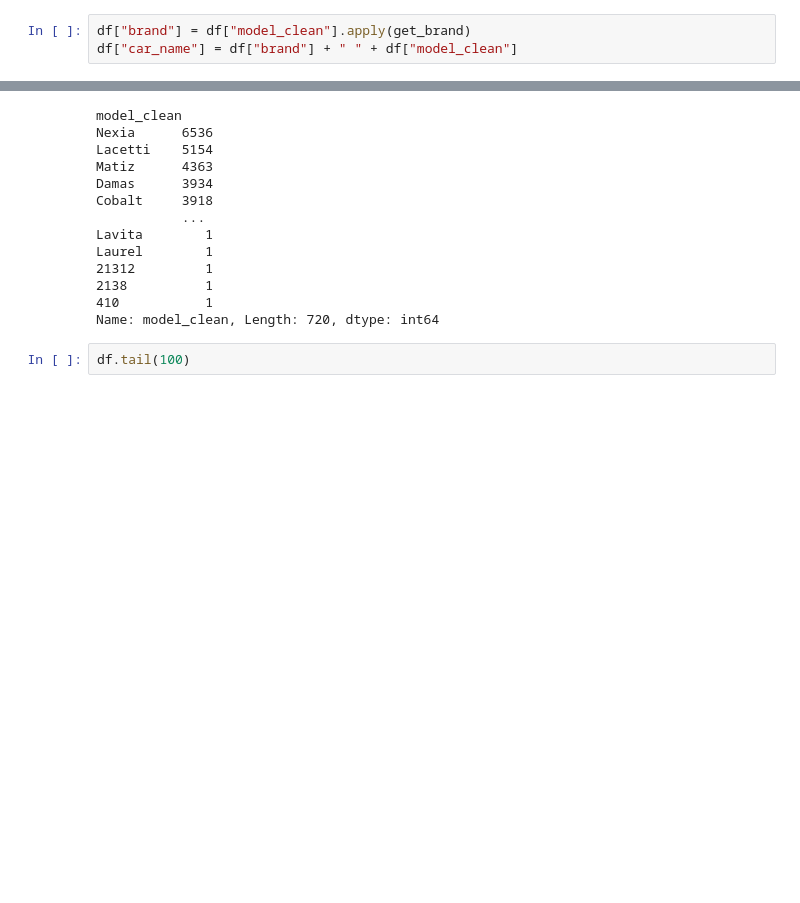
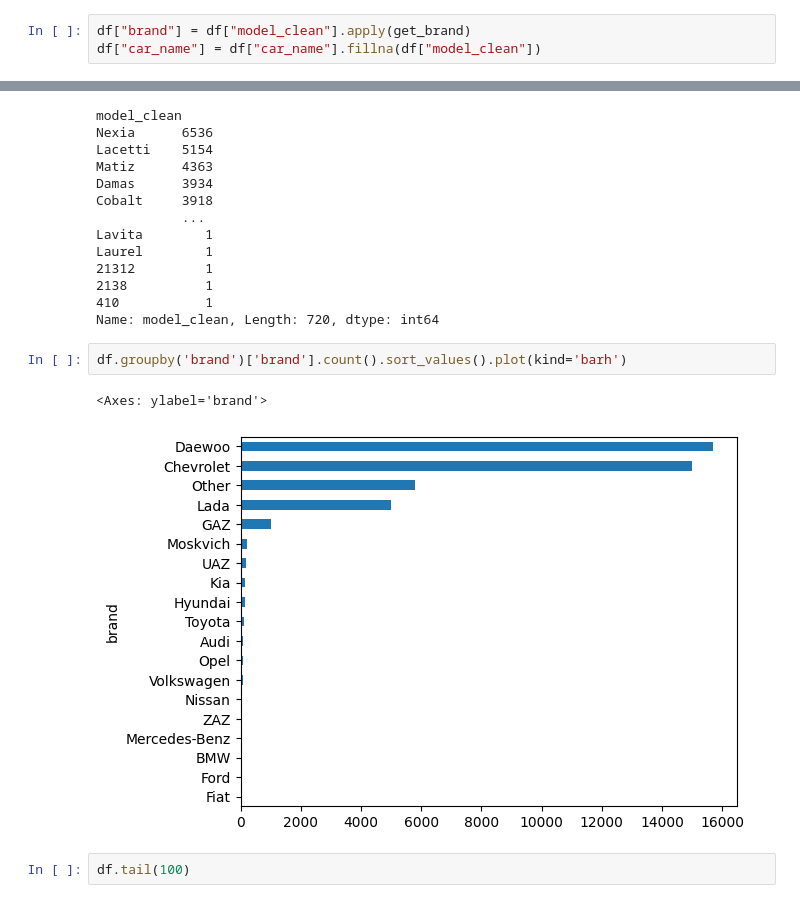
Before and after one commit to Javoh20111/Uzbekistan-car-analysis, a Jupyter notebook: notebooks/sample.ipynb, the cells around one changed output, grey strips where cells are left out. Drawn from its saved outputs; the diff is of its cells as text; blank space fills up the shorter version.

```diff
--- a/notebooks/sample.ipynb
+++ b/notebooks/sample.ipynb
@@ -221,5 +459,5 @@ def get_brand(model):
     return "Other"
 # %%
 df["brand"] = df["model_clean"].apply(get_brand)
-df["car_name"] = df["brand"] + " " + df["model_clean"]
+df["car_name"] = df["car_name"].fillna(df["model_clean"])
 # %% [markdown]
@@ -240,6 +479,11 @@ Laurel        1
 2138          1
 410           1
 Name: model_clean, Length: 720, dtype: int64
+# %%
+df.groupby('brand')['brand'].count().sort_values().plot(kind='barh')
+# %% [output]
+<Axes: ylabel='brand'>
+[figure, added]
 # %%
 df.tail(100)
 # %% [output]
```
Also changed, not shown: parts of 4 cells of this notebook.
